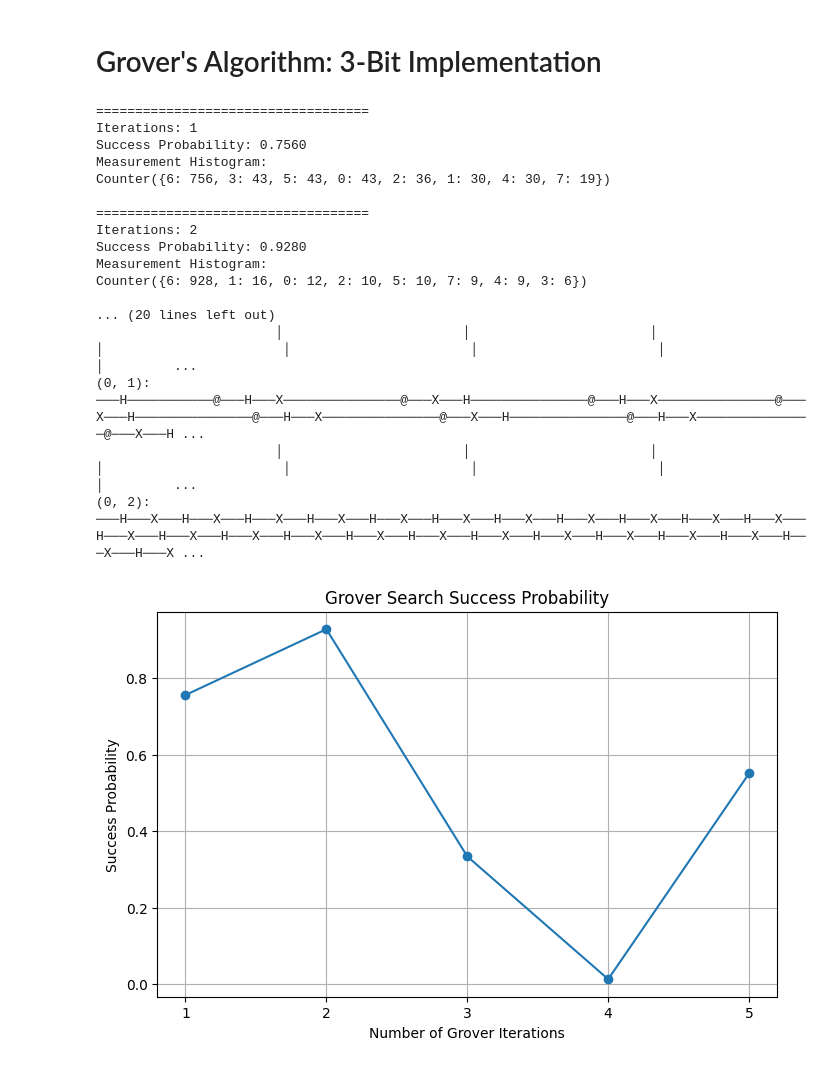
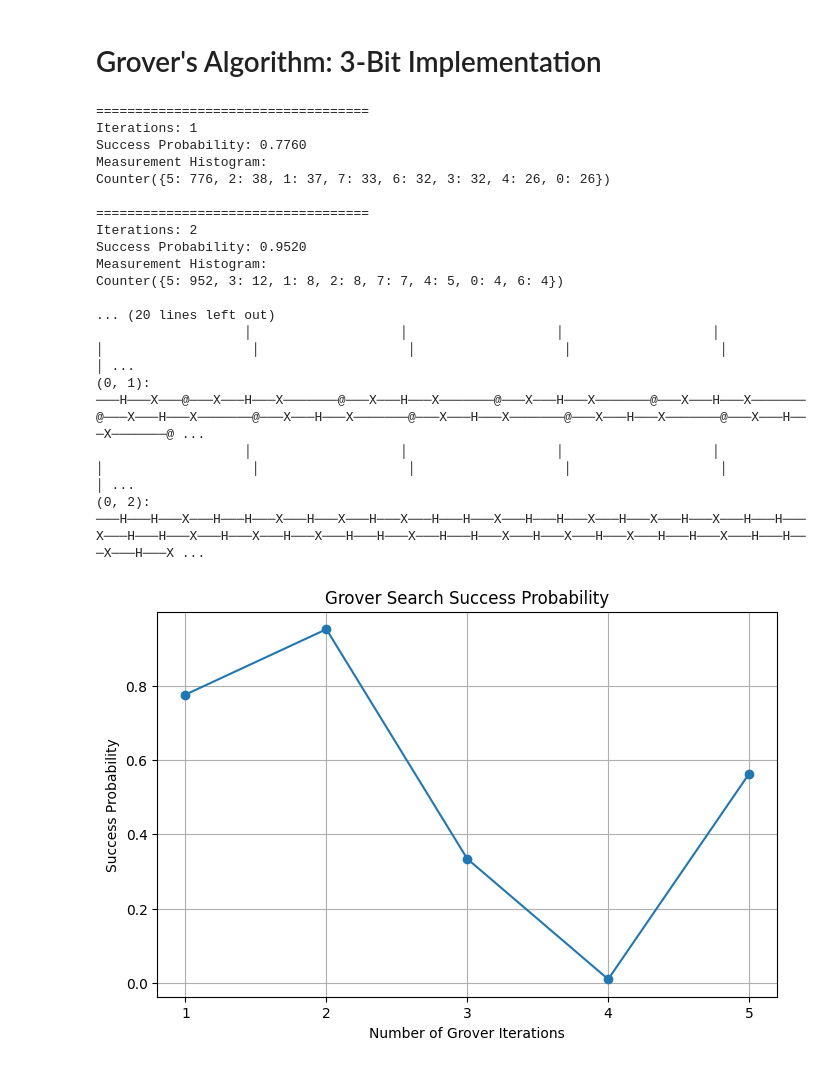
Before and after one commit to mmantey-ops/Group-5-Quantum-Password-Hacking, a Jupyter notebook: docs/start/start.ipynb, the cells around one changed output. Cells and saved outputs as stored; diff of their text form; code cells hidden in the pictures.

```diff
--- a/docs/start/start.ipynb
+++ b/docs/start/start.ipynb
@@ -197,7 +197,7 @@ Counter({3: 1000})
 # %%
 # 3-BIT VERSION
 
-PASSWORD = "110"
+PASSWORD = "101"
 
 # Create three qubits
 
@@ -307,39 +307,39 @@ for iterations in range(1, max_iterations + 1):
 
 print("\nFinal Circuit")
 print(circuit)
 
 # Plot Success Probability
 
 plt.figure(figsize=(8,5))
 plt.plot(
     range(1, max_iterations + 1),
     success_rates,
     marker="o"
 )
 
 plt.title("Grover Search Success Probability")
 plt.xlabel("Number of Grover Iterations")
 plt.ylabel("Success Probability")
 plt.xticks(range(1, max_iterations + 1))
 plt.grid(True)
 
 plt.show()
 # %% [output]
 ===================================
 Iterations: 1
-Success Probability: 0.7560
+Success Probability: 0.7760
 Measurement Histogram:
-Counter({6: 756, 3: 43, 5: 43, 0: 43, 2: 36, 1: 30, 4: 30, 7: 19})
+Counter({5: 776, 2: 38, 1: 37, 7: 33, 6: 32, 3: 32, 4: 26, 0: 26})
 
 ===================================
 Iterations: 2
-Success Probability: 0.9280
+Success Probability: 0.9520
 Measurement Histogram:
-Counter({6: 928, 1: 16, 0: 12, 2: 10, 5: 10, 7: 9, 4: 9, 3: 6})
+Counter({5: 952, 3: 12, 1: 8, 2: 8, 7: 7, 4: 5, 0: 4, 6: 4})
 
 ... (20 lines left out)
-                       │                       │                       │                       │                       │                       │                       │                       │         ...
-(0, 1): ───H───────────@───H───X───────────────@───X───H───────────────@───H───X───────────────@───X───H───────────────@───H───X───────────────@───X───H───────────────@───H───X───────────────@───X───H ...
-                       │                       │                       │                       │                       │                       │                       │                       │         ...
-(0, 2): ───H───X───H───X───H───X───H───X───H───X───H───X───H───X───H───X───H───X───H───X───H───X───H───X───H───X───H───X───H───X───H───X───H───X───H───X───H───X───H───X───H───X───H───X───H───X───H───X ...
+                   │                   │                   │                   │                   │                   │                   │                   │                   │                   │ ...
+(0, 1): ───H───X───@───X───H───X───────@───X───H───X───────@───X───H───X───────@───X───H───X───────@───X───H───X───────@───X───H───X───────@───X───H───X───────@───X───H───X───────@───X───H───X───────@ ...
+                   │                   │                   │                   │                   │                   │                   │                   │                   │                   │ ...
+(0, 2): ───H───H───X───H───H───X───H───X───H───X───H───H───X───H───H───X───H───X───H───X───H───H───X───H───H───X───H───X───H───X───H───H───X───H───H───X───H───X───H───X───H───H───X───H───H───X───H───X ...
-[figure, old version]
+[figure, new version]
```
